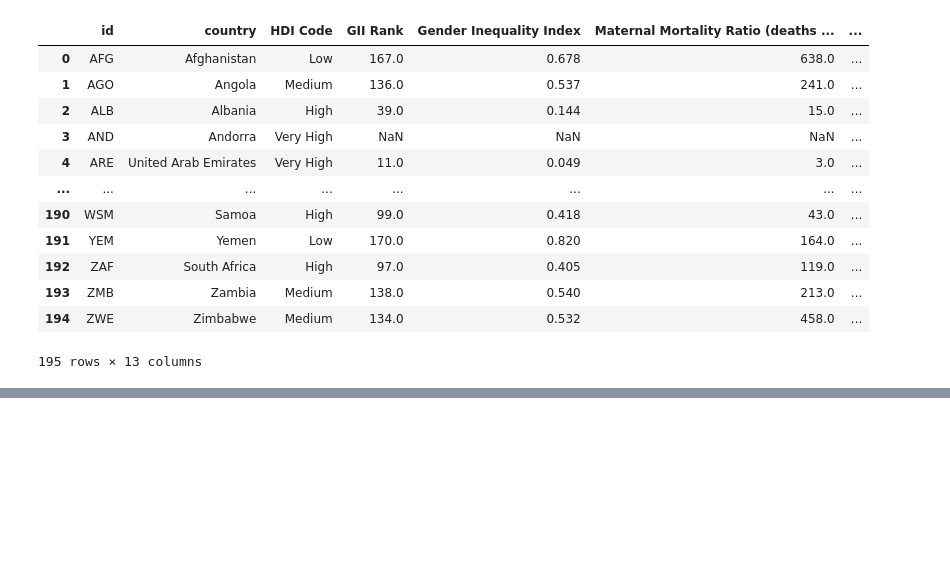
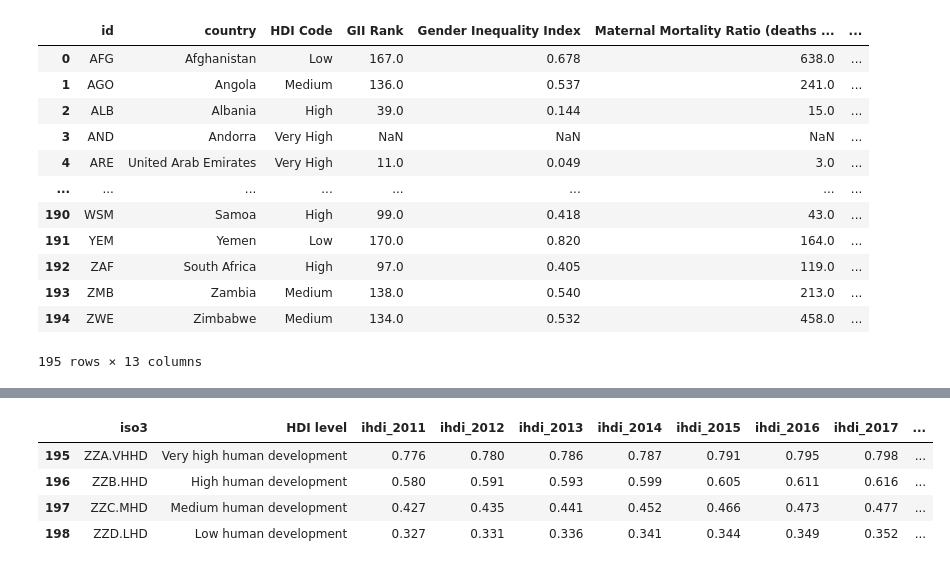
Before and after one commit to AbdullaMashaly/Human_Development_Index, a Jupyter notebook: HDI_cleaning_data.ipynb, the cells around one changed output, grey strips where cells are left out. Cells and saved outputs as stored; diff of their text form; code cells hidden in the pictures; blank space fills up the shorter version.

```diff
--- a/HDI_cleaning_data.ipynb
+++ b/HDI_cleaning_data.ipynb
@@ -388,0 +418,16 @@ GII_levels_cleaned.to_csv("csv tables/GII_levels.csv", index=False)
+# %%
+#Remove columns that aren't needed in the levels and regions dataframes
+
+IHDI_level_index_cleaned= IHDI_index_levels.drop('hdicode', axis=1)
+IHDI_level_index_cleaned.rename(columns = { 'country':'HDI level', }, inplace = True)
+
+IHDI_regions_index_cleaned= IHDI_index_regions.drop('hdicode', axis=1)
+IHDI_regions_index_cleaned.rename(columns = { 'country':'region', }, inplace = True)
+
+IHDI_level_index_cleaned
+# %% [output]
+|  | iso3 | HDI level | ihdi_2011 | ihdi_2012 | ihdi_2013 | ihdi_2014 | ihdi_2015 | ihdi_2016 | ihdi_2017 | ... |
+| 195 | ZZA.VHHD | Very high human development | 0.776 | 0.780 | 0.786 | 0.787 | 0.791 | 0.795 | 0.798 | ... |
+| 196 | ZZB.HHD | High human development | 0.580 | 0.591 | 0.593 | 0.599 | 0.605 | 0.611 | 0.616 | ... |
+| 197 | ZZC.MHD | Medium human development | 0.427 | 0.435 | 0.441 | 0.452 | 0.466 | 0.473 | 0.477 | ... |
+| 198 | ZZD.LHD | Low human development | 0.327 | 0.331 | 0.336 | 0.341 | 0.344 | 0.349 | 0.352 | ... |
```
Also changed, not shown: parts of 8 cells of this notebook, 9 other files.
